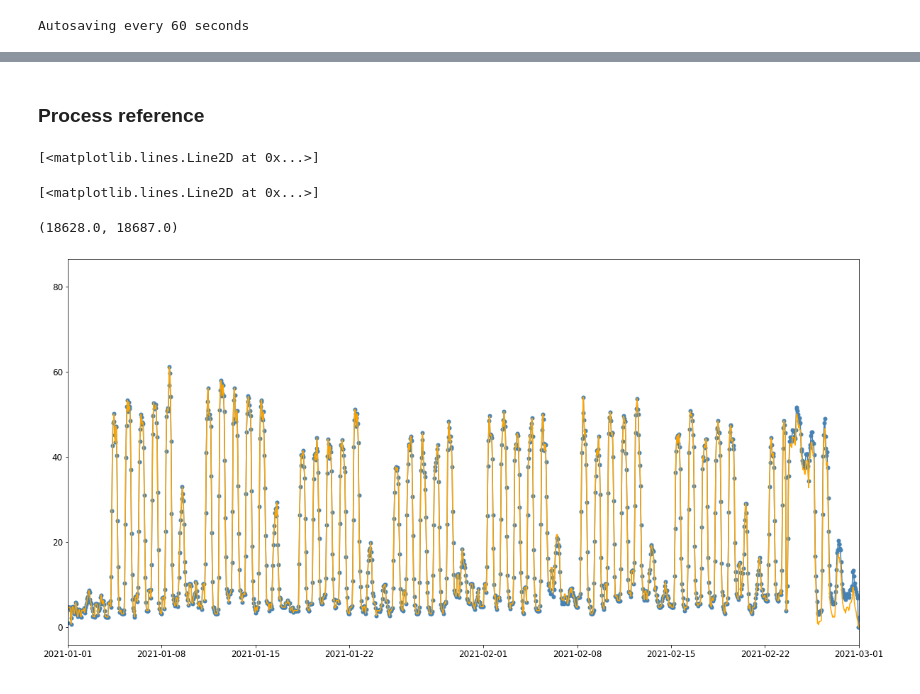
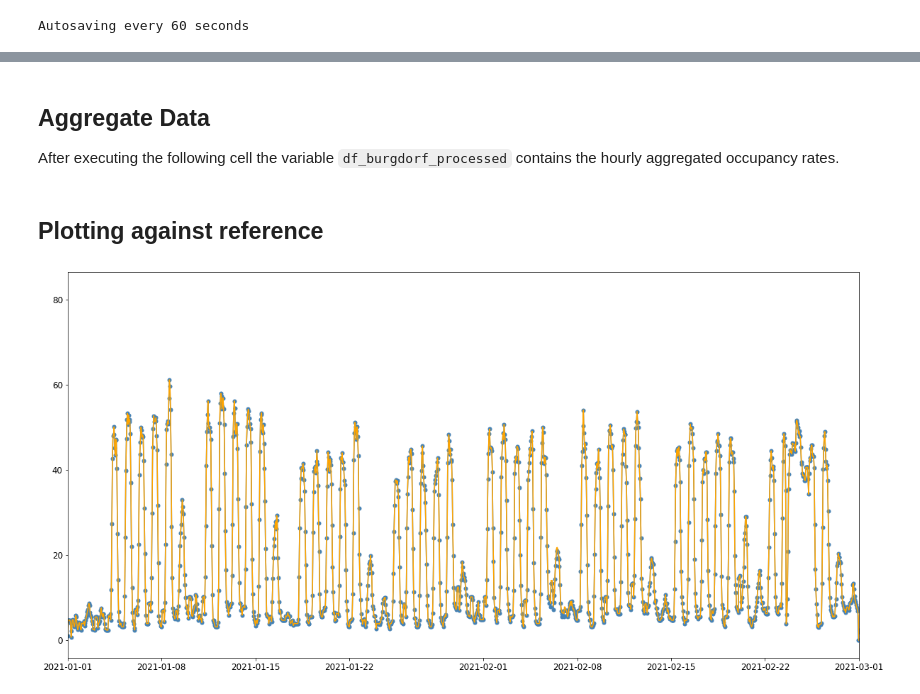
Before and after one commit to christopherkindl/start-hack-2021, a Jupyter notebook: 01_ml/burgdorf_transformation.ipynb, the cells around one changed output, grey strips where cells are left out. Saved outputs shown, nothing was run; the diff lists cells and outputs as text; code cells hidden in the pictures.

```diff
--- a/01_ml/burgdorf_transformation.ipynb
+++ b/01_ml/burgdorf_transformation.ipynb
@@ -35,24 +50,13 @@ Autosaving every 60 seconds
 # %%
-# Number of parking Spaces
-NUM_PARKING_SPACES = 128
-# Data path
-PATH = path = '../'
-# file name
-FILE_NAME = 'burgdorf.csv'
-
-# load data
+# load the data
 df_burgdorf_raw = pd.read_csv(path + '00_data/01_archive/' + FILE_NAME, sep=';',
                             header=None, names=['arrival_unix', 'departure_unix', 'arrival_local', 'departure_local', 'date_test'],
                             skiprows=1, usecols=[2,3,4,5,6])
 
+# Sort the data by arrival time
 df_burgdorf_raw.sort_values('arrival_local', inplace=True, ignore_index=True)
-
-df_burgdorf_raw.dropna(inplace=True)
 df_burgdorf_raw.arrival_local = pd.to_datetime(df_burgdorf_raw['arrival_local'])
 df_burgdorf_raw.departure_local = pd.to_datetime(df_burgdorf_raw['departure_local'])
 
-df_burgdorf_reference = pd.read_csv(path + '00_data/' + FILE_NAME, sep=',')
-df_burgdorf_reference = df_burgdorf_reference.rename(columns={'category': 'date', 'Auslastung': 'occupancy_rate'})
-
-print('Dataset length of raw data: {}'.format(len(df_burgdorf_raw)))
-print('Dataset length of reference data: {}'.format(len(df_burgdorf_reference)))
+# Replace missing values with the end of the dataset time-frame
+df_burgdorf_raw.loc[df_burgdorf_raw.departure_local.isna(), 'departure_local'] = df_burgdorf_raw[df_burgdorf_raw.departure_local.notna()].sort_values('departure_local', inplace=False).departure_local.iloc[-1].ceil('H')
@@ -61,0 +92,4 @@ Dataset length of reference data: 7171
+# %% [markdown]
+## Aggregate Data
+
+After executing the following cell the variable `df_burgdorf_processed` contains the hourly aggregated occupancy rates.
@@ -62,2 +125,2 @@ Dataset length of reference data: 7171
 # %% [markdown]
-### Process reference
+## Plotting against reference
@@ -118,12 +127,9 @@ for i in range(0, len(df_burgdorf_processed)):
 # %%
 fig = plt.figure(figsize=(20,10));
 ax = fig.add_subplot(111);
 
-plt.plot(df_burgdorf_reference.date, df_burgdorf_reference.occupancy_rate, marker=".", markersize=10, color="steelblue");
-plt.plot(df_burgdorf_processed.date, df_burgdorf_processed.occupancy_rate, color="orange");
-ax.set_xlim(left=df_burgdorf_processed.date.iloc[0], right=df_burgdorf_processed.date.iloc[-1])
+_ = plt.plot(df_burgdorf_reference.date, df_burgdorf_reference.occupancy_rate, marker=".", markersize=10, color="steelblue");
+_ = plt.plot(df_burgdorf_processed.date, df_burgdorf_processed.occupancy_rate, color="orange");
+_ = ax.set_xlim(left=df_burgdorf_processed.date.iloc[0], right=df_burgdorf_processed.date.iloc[-1])
 # %% [output]
-[<matplotlib.lines.Line2D at 0x...>]
-[<matplotlib.lines.Line2D at 0x...>]
-(18628.0, 18687.0)
-[figure, old version]
+[figure, new version]
```
Also changed, not shown: parts of 12 cells of this notebook.
